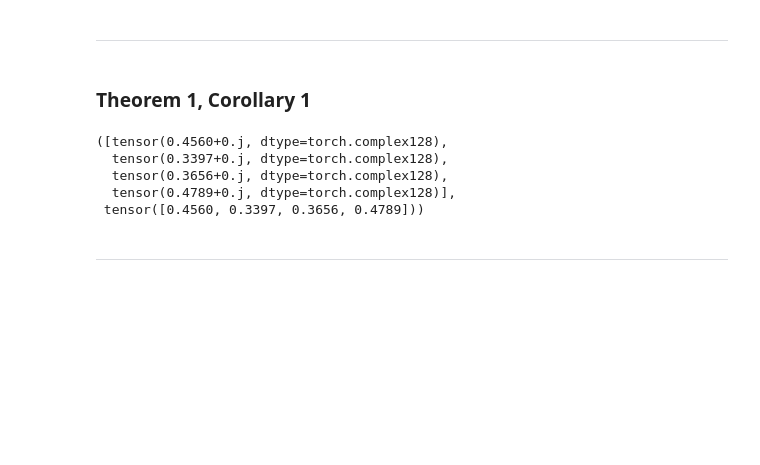
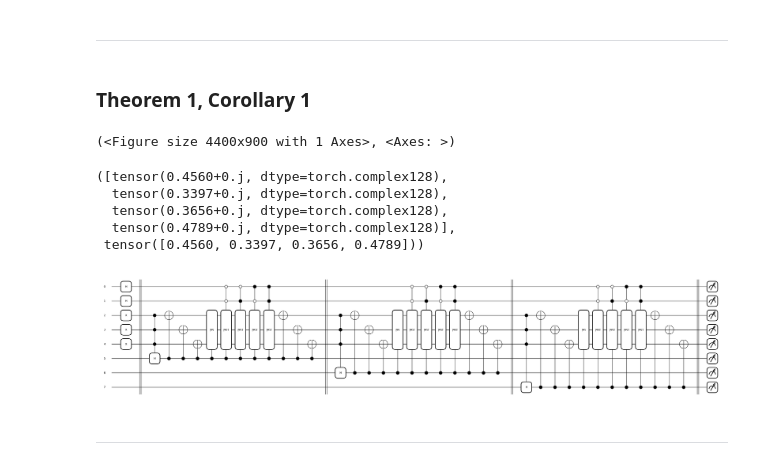
Before and after one commit to sehyunsix/NERF-vs-QRF, a Jupyter notebook: QAF/QAF.ipynb, the cells around one changed output. Drawn from its saved outputs; the diff is of its cells as text; code cells hidden in the pictures; blank space fills up the shorter version.

```diff
--- a/QAF/QAF.ipynb
+++ b/QAF/QAF.ipynb
@@ -254,25 +239,28 @@ class Theorem1(Lemma1):
 # %%
 num_of_weight = 4
 element_of_weight = 4
 torch.manual_seed(42)
 w = torch.rand(num_of_weight, element_of_weight)
 x = torch.rand(element_of_weight)
 bias = torch.rand(num_of_weight)
-d = 4
+d = 3
 
 # print('w :', w)
 # print('x :', x)
 
 z = (w @ x + bias) / (len(x) + 1)
 
 test2 = Theorem1(w=w, x=x, b=bias, d=d)
+test2.theorem1(chk=True)
 test2.get_z_list(), z
 # %% [output]
-([tensor(0.4560+0.j, dtype=torch.complex128),
-  tensor(0.3397+0.j, dtype=torch.complex128),
-  tensor(0.3656+0.j, dtype=torch.complex128),
-  tensor(0.4789+0.j, dtype=torch.complex128)],
- tensor([0.4560, 0.3397, 0.3656, 0.4789]))
+(<Figure size 4400x900 with 1 Axes>, <Axes: >)
+([tensor(0.4560+0.j, dtype=torch.complex128),
+  tensor(0.3397+0.j, dtype=torch.complex128),
+  tensor(0.3656+0.j, dtype=torch.complex128),
+  tensor(0.4789+0.j, dtype=torch.complex128)],
+ tensor([0.4560, 0.3397, 0.3656, 0.4789]))
+[figure, added]
 # %% [markdown]
 ---
 # %% [markdown]
```
Also changed, not shown: parts of 5 cells of this notebook, 13 other files.
